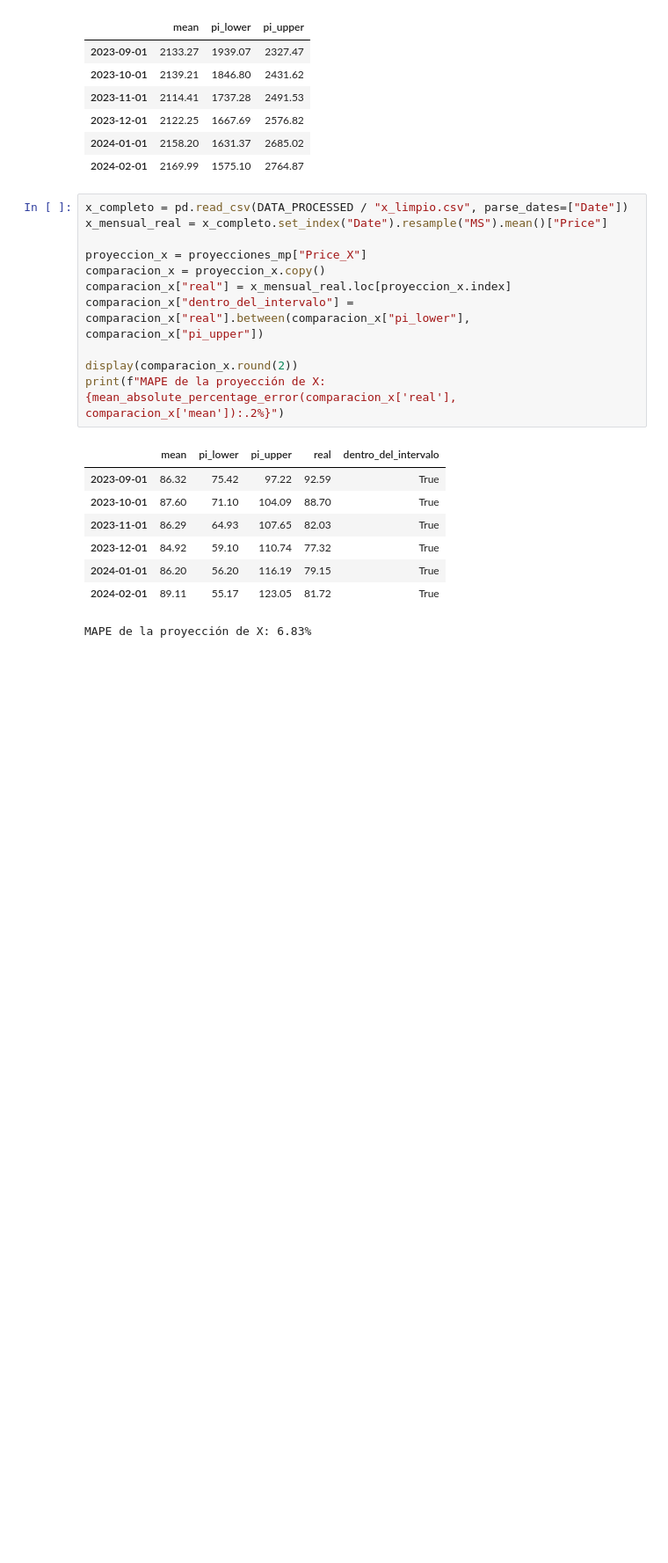
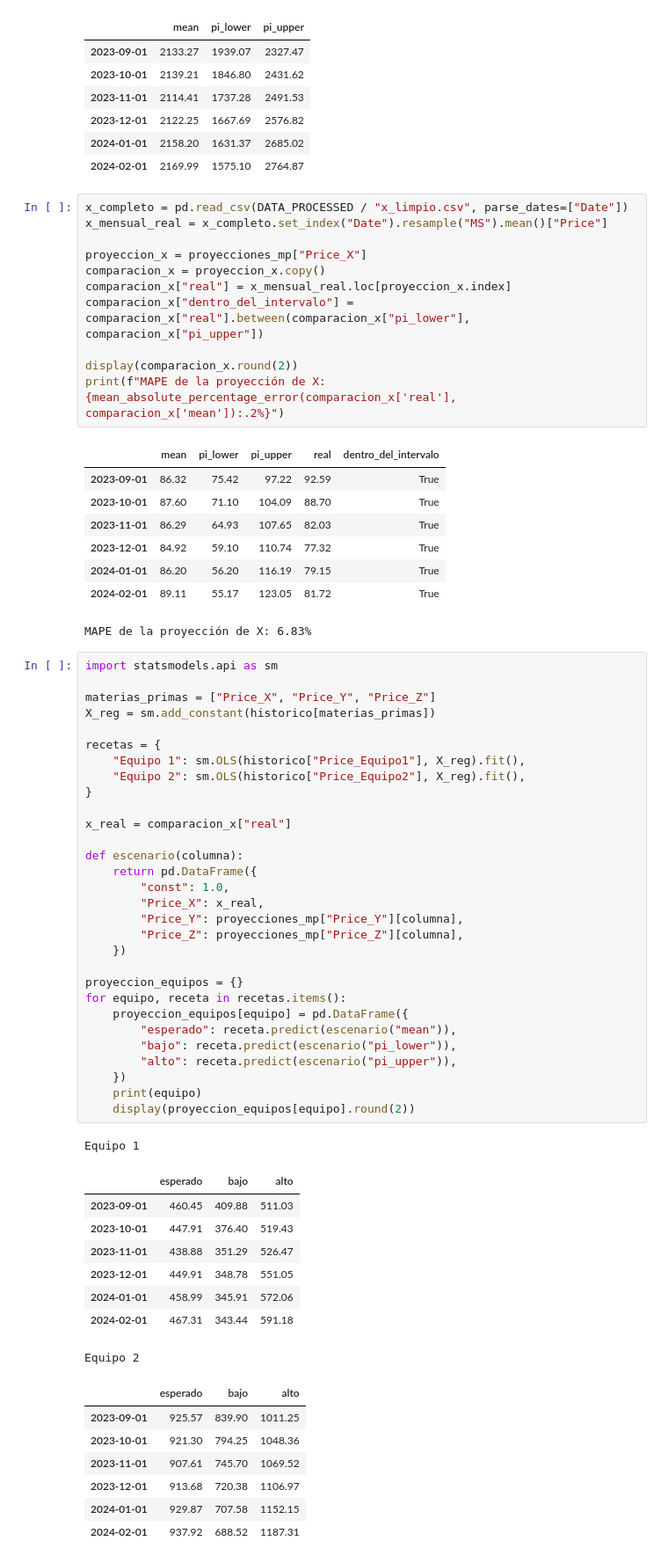
Before and after one commit to secasospina/pronostico-costos-equipos, a Jupyter notebook: notebooks/04_proyeccion.ipynb, the cells around one changed output. Shown at 88% size. Cells and saved outputs as stored; diff of their text form; blank space fills up the shorter version.

```diff
--- a/notebooks/04_proyeccion.ipynb
+++ b/notebooks/04_proyeccion.ipynb
@@ -231,3 +231,50 @@ print(f"MAPE de la proyección de X: {mean_absolute_percentage_error(comparacion
 | 2024-01-01 | 86.20 | 56.20 | 116.19 | 79.15 | True |
 | 2024-02-01 | 89.11 | 55.17 | 123.05 | 81.72 | True |
 MAPE de la proyección de X: 6.83%
+# %%
+import statsmodels.api as sm
+
+materias_primas = ["Price_X", "Price_Y", "Price_Z"]
+X_reg = sm.add_constant(historico[materias_primas])
+
+recetas = {
+    "Equipo 1": sm.OLS(historico["Price_Equipo1"], X_reg).fit(),
+    "Equipo 2": sm.OLS(historico["Price_Equipo2"], X_reg).fit(),
+}
+
+x_real = comparacion_x["real"]
+
+def escenario(columna):
+    return pd.DataFrame({
+        "const": 1.0,
+        "Price_X": x_real,
+        "Price_Y": proyecciones_mp["Price_Y"][columna],
+        "Price_Z": proyecciones_mp["Price_Z"][columna],
+    })
+
+proyeccion_equipos = {}
+for equipo, receta in recetas.items():
+    proyeccion_equipos[equipo] = pd.DataFrame({
+        "esperado": receta.predict(escenario("mean")),
+        "bajo": receta.predict(escenario("pi_lower")),
+        "alto": receta.predict(escenario("pi_upper")),
+    })
+    print(equipo)
+    display(proyeccion_equipos[equipo].round(2))
+# %% [output]
+Equipo 1
+|  | esperado | bajo | alto |
+| 2023-09-01 | 460.45 | 409.88 | 511.03 |
+| 2023-10-01 | 447.91 | 376.40 | 519.43 |
+| 2023-11-01 | 438.88 | 351.29 | 526.47 |
+| 2023-12-01 | 449.91 | 348.78 | 551.05 |
+| 2024-01-01 | 458.99 | 345.91 | 572.06 |
+| 2024-02-01 | 467.31 | 343.44 | 591.18 |
+Equipo 2
+|  | esperado | bajo | alto |
+| 2023-09-01 | 925.57 | 839.90 | 1011.25 |
+| 2023-10-01 | 921.30 | 794.25 | 1048.36 |
+| 2023-11-01 | 907.61 | 745.70 | 1069.52 |
+| 2023-12-01 | 913.68 | 720.38 | 1106.97 |
+| 2024-01-01 | 929.87 | 707.58 | 1152.15 |
+| 2024-02-01 | 937.92 | 688.52 | 1187.31 |
```
Also changed, not shown: parts of 3 cells of this notebook, 2 other files.
